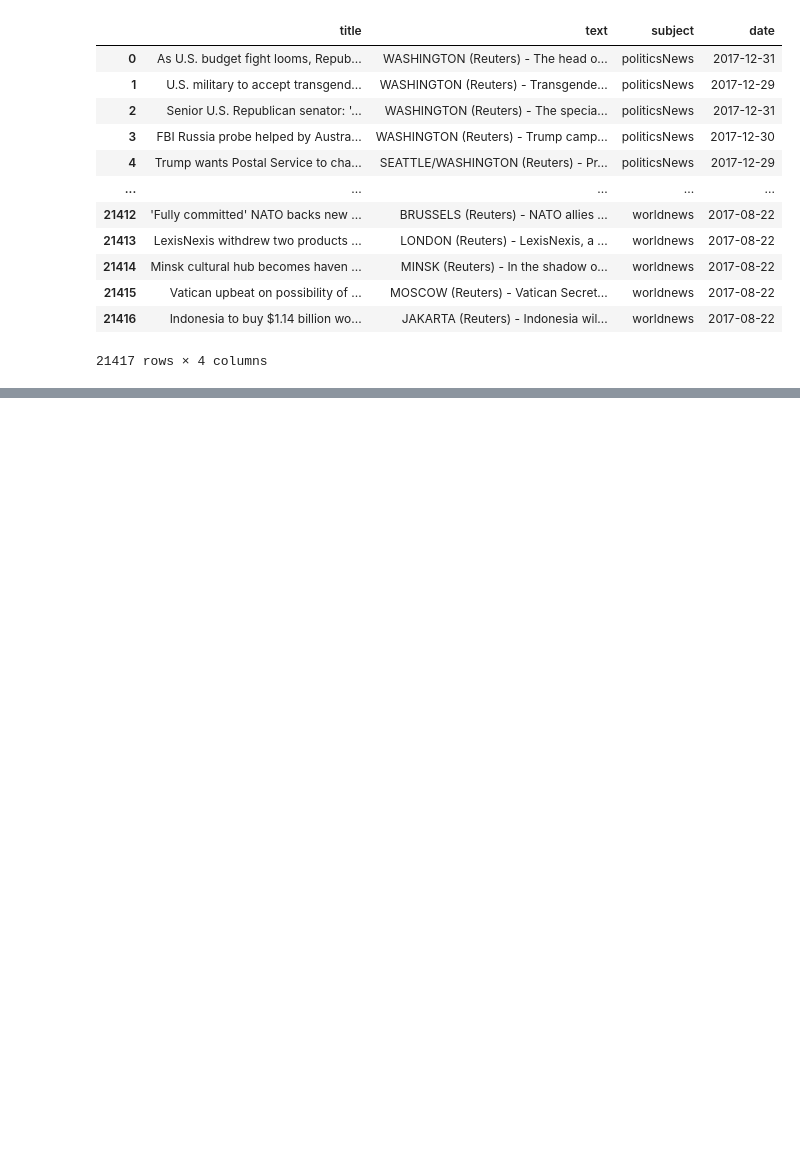
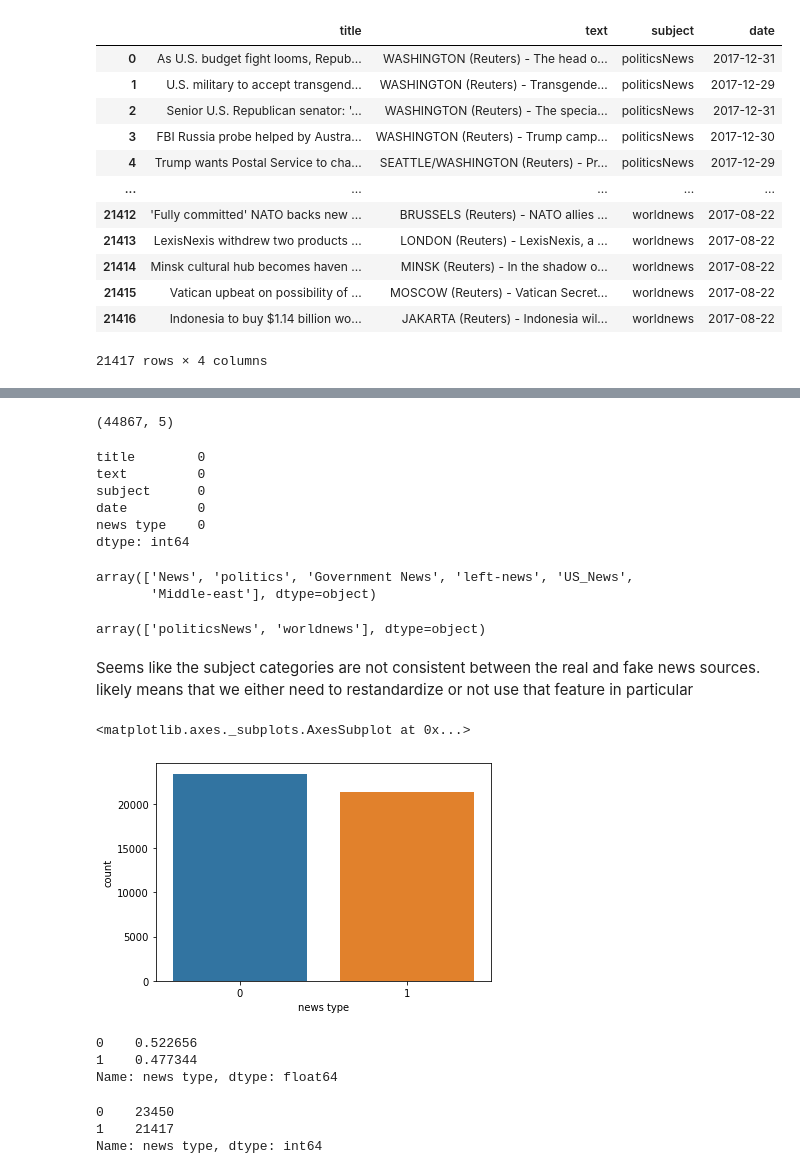
Before and after one commit to FaizalRahman117/IOD, a Jupyter notebook: Mini Lab 3/Mini Lab 3.ipynb, the cells around one changed output, grey strips where cells are left out. Drawn from its saved outputs; the diff is of its cells as text; code cells hidden in the pictures; blank space fills up the shorter version.

```diff
--- a/Mini Lab 3/Mini Lab 3.ipynb
+++ b/Mini Lab 3/Mini Lab 3.ipynb
@@ -54,3 +55,0 @@ Can be seen here that the subject groupings are inconsistent, we are looking to
-# %%
-true['Geo'] = true['text'].apply(lambda x : list(GeoText(x).countries))
-true
@@ -87,0 +56,8 @@ true.to_csv('true_v2.csv')
+# %%
+#create a target column for each dataset. 0 = Fake News, 1 = Real News
+fake['news type'] = 0
+true['news type'] = 1
+# %%
+#concat dataframes into one dataset
+news = pd.concat([fake, true], ignore_index = True)
+news
@@ -87,0 +80,44 @@ true.to_csv('true_v2.csv')
+# %%
+#check no.of entries
+news.shape
+# %% [output]
+(44867, 5)
+# %%
+#check null columns
+news.isnull().sum()
+# %% [output]
+title        0
+text         0
+subject      0
+date         0
+news type    0
+dtype: int64
+# %%
+#how many unique subjects based on whether they are real or fake news
+news[news['news type'] == 0]['subject'].unique()
+# %% [output]
+array(['News', 'politics', 'Government News', 'left-news', 'US_News',
+       'Middle-east'], dtype=object)
+# %%
+news[news['news type'] == 1]['subject'].unique()
+# %% [output]
+array(['politicsNews', 'worldnews'], dtype=object)
+# %% [markdown]
+Seems like the subject categories are not consistent between the real and fake news sources. likely means that we either need to restandardize or not use that feature in particular
+# %%
+sns.countplot(x = 'news type', data = news)
+# %% [output]
+<matplotlib.axes._subplots.AxesSubplot at 0x...>
+[figure, added]
+# %%
+news['news type'].value_counts(normalize = True)
+# %% [output]
+0    0.522656
+1    0.477344
+Name: news type, dtype: float64
+# %%
+news['news type'].value_counts()
+# %% [output]
+0    23450
+1    21417
+Name: news type, dtype: int64
```
Also changed, not shown: parts of 60 cells of this notebook, 11 other files.
